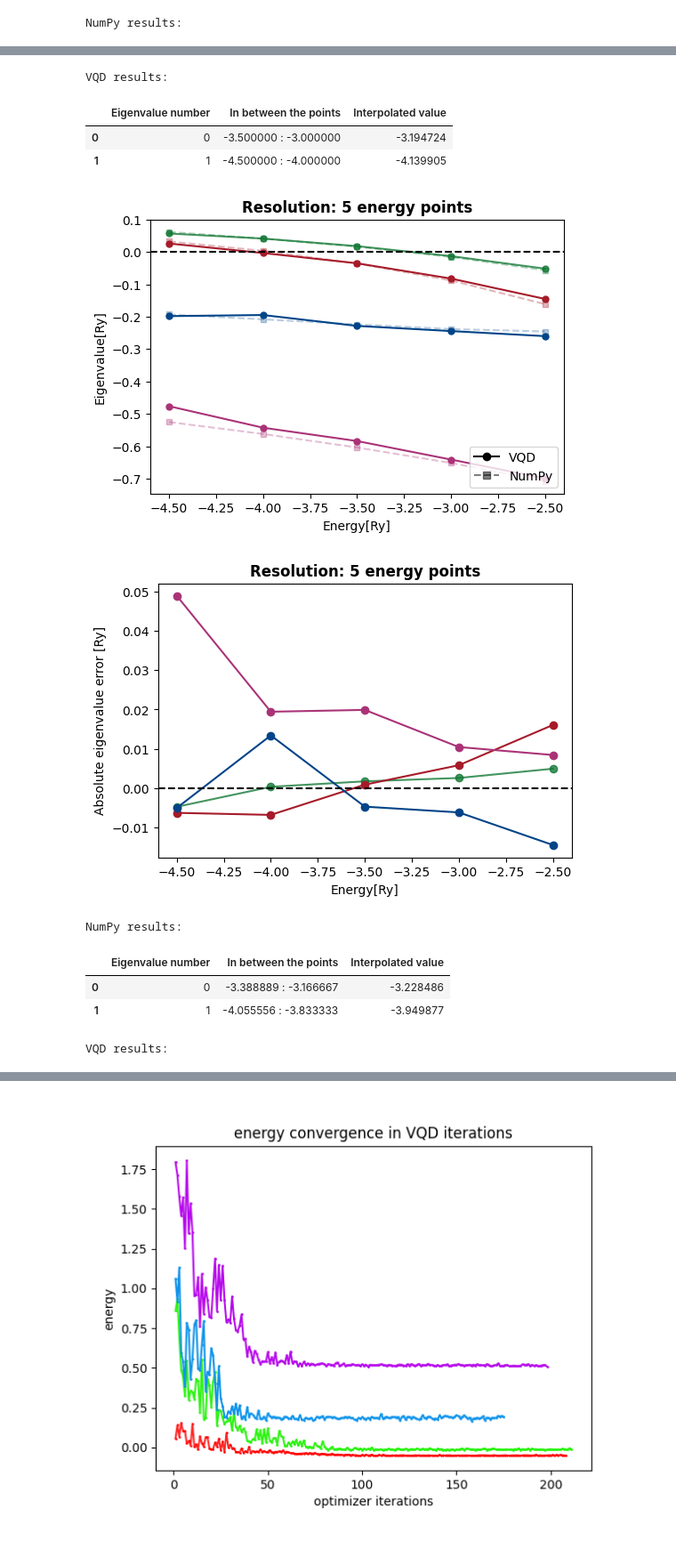
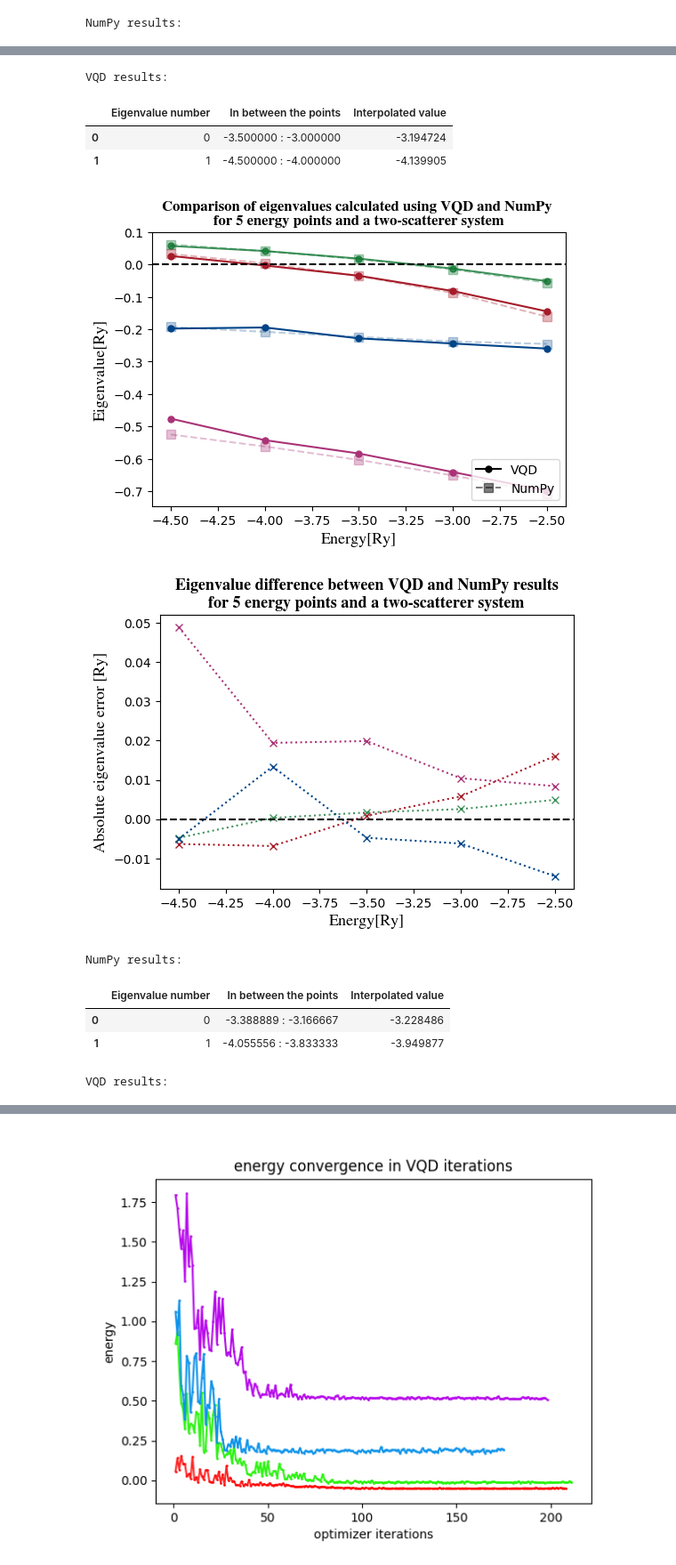
Before and after one commit to m-martyna/QuantumMST, a Jupyter notebook: thesis_plots.ipynb, the cells around one changed output, grey strips where cells are left out. Shown at 89% size. Saved outputs shown, nothing was run; the diff lists cells and outputs as text; code cells hidden in the pictures; blank space fills up the shorter version.

```diff
--- a/thesis_plots.ipynb
+++ b/thesis_plots.ipynb
@@ -60,13 +32,9 @@ secular matrix:
 # %%
-structure_2 =protein_structure(-3, reference_system=2)
+structure_2 =protein_structure(-3, reference_system=5)
 V, x = structure_2.potential(resolution = 100)
-plot_potential(x, V, structure_2)
+plot_potential(x, V, structure_2,  title = 'Potential profile of a irregular 21-scatterer system', title_size=30, axis_size=27)
 
-structure_3 =protein_structure(-3, reference_system=3)
+structure_3 = protein_structure(-3, reference_system=6)
 V, x = structure_3.potential(resolution = 100)
-plot_potential(x, V, structure_3)
-
-structure_4 =protein_structure(-3, reference_system=4)
-V, x = structure_4.potential(resolution = 100)
-plot_potential(x, V, structure_4)
+plot_potential(x, V, structure_3,  title = 'Potential profile of a periodic 10-scatterer system', title_size=12)
 # %% [output]
@@ -224,13 +272,13 @@ for file in files:
     plt.plot(energies, e3, 'o-', color=vqd_colors[2], markersize=5)
     plt.plot(energies, e4, 'o-', color=vqd_colors[3], markersize=5)
 
-    plt.plot(energies, eval_1, 's--', color=numpy_colors[0], markersize=5)
-    plt.plot(energies, eval_2, 's--', color=numpy_colors[1], markersize=5)
-    plt.plot(energies, eval_3, 's--', color=numpy_colors[2], markersize=5)
-    plt.plot(energies, eval_4, 's--', color=numpy_colors[3], markersize=5)
+    plt.plot(energies, eval_1, 's--', color=numpy_colors[0], markersize=7)
+    plt.plot(energies, eval_2, 's--', color=numpy_colors[1], markersize=7)
+    plt.plot(energies, eval_3, 's--', color=numpy_colors[2], markersize=7)
+    plt.plot(energies, eval_4, 's--', color=numpy_colors[3], markersize=7)
 
-    custom_handles = [Line2D([0], [0], marker='o', linestyle='-', color='black', markersize=6),
-                        Line2D([0], [0], marker='s', linestyle='--', color='black', markersize=6, alpha = 0.5),]
+    custom_handles = [Line2D([0], [0], marker='o', linestyle='-', color='black', markersize=5),
+                        Line2D([0], [0], marker='s', linestyle='--', color='black', markersize=7, alpha = 0.5),]
 
 
 
@@ -238,63 +286,63 @@ for file in files:
     plt.legend(custom_handles, custom_labels, loc='lower right')
 
     plt.axhline(0, color='black', linestyle='--')
-    plt.ylabel('Eigenvalue[Ry]')
-    plt.xlabel('Energy[Ry]')
-    plt.title(f"Resolution: {num_points[index]} energy points", fontsize=12, fontweight='semibold')
+    plt.ylabel('Eigenvalue[Ry]', fontdict = axis_font)
+    plt.xlabel('Energy[Ry]', fontdict = axis_font)
+    plt.title(f"Comparison of eigenvalues calculated using VQD and NumPy \nfor {num_points[index]} energy points and a two-scatterer system", fontdict = title_font, size = 12)
 
     plt.show()
 
     plt.figure(figsize=(6+num_points[index]//15, 4))
-    plt.plot(energies, e1 - eval_1, 'o-', color=vqd_colors[0])
-    plt.plot(energies, e2 - eval_2, 'o-', color=vqd_colors[1])
-    plt.plot(energies, e3 - eval_3, 'o-', color=vqd_colors[2])
-    plt.plot(energies, e4 - eval_4, 'o-', color=vqd_colors[3])
+    plt.plot(energies, e1 - eval_1, 'x:', color=vqd_colors[0])
+    plt.plot(energies, e2 - eval_2, 'x:', color=vqd_colors[1])
+    plt.plot(energies, e3 - eval_3, 'x:', color=vqd_colors[2])
+    plt.plot(energies, e4 - eval_4, 'x:', color=vqd_colors[3])
     plt.axhline(0, color='black', linestyle='--')
-    plt.ylabel('Absolute eigenvalue error [Ry]')
-    plt.xlabel('Energy[Ry]')
-    plt.title(f"Resolution: {num_points[index]} energy points", fontsize=12, fontweight='semibold')
+    plt.ylabel('Absolute eigenvalue error [Ry]', fontdict = axis_font)
+    plt.xlabel('Energy[Ry]', fontdict = axis_font)
+    plt.title(f"Eigenvalue difference between VQD and NumPy results\nfor {num_points[index]} energy points and a two-scatterer system", fontdict = title_font)
     plt.show()
 
     wyniki_e1.append(wyniki[0][0])
     wyniki_e2.append(wyniki[1][0])
     # print(wyniki_e1, len(wyniki_e1))
 
     wyniki_e1_np.append(wyniki_np[0][0])
     wyniki_e2_np.append(wyniki_np[1][0])
 
     index +=1
 
 exact_e1 = -3.22848704
 exact_e2 = -3.949901757
 plt.figure()
-plt.plot(num_points, np.abs((np.array(wyniki_e1)-exact_e1)/exact_e1), 's--', color = 'black', label = '1st bound state energy')
-plt.plot(num_points, np.abs((np.array(wyniki_e2)-exact_e2)/exact_e2), 'o--', color = 'gray', label = '2st bound state energy')
+plt.plot(num_points, np.abs((np.array(wyniki_e1)-exact_e1)/exact_e1),  '+:', color =  vqd_colors[1], label = '1st bound state energy', markersize = 15, markeredgewidth=3)
+plt.plot(num_points, np.abs((np.array(wyniki_e2)-exact_e2)/exact_e2), 'x:', color = vqd_colors[0], label = '2st bound state energy',  markersize = 10, markeredgewidth=3)
 
-plt.ylabel('Relative eigenvalue error')
-plt.xlabel('Number of energy points')
-plt.title(f"Results VQD", fontsize=12, fontweight='semibold')
+plt.ylabel('Relative eigenvalue error', fontdict = axis_font)
+plt.xlabel('Number of energy points', fontdict = axis_font)
+plt.title(f"Relative error of interpolated VQD bound energy \ndependence on energy points for two-scatter system", fontdict = title_font)
 plt.legend()
 plt.show()
 
 plt.figure()
-plt.plot(num_points, np.abs((np.array(wyniki_e1_np)-exact_e1)/exact_e1), 's--', color = 'black', label = '1st bound state energy')
-plt.plot(num_points, np.abs((np.array(wyniki_e2_np)-exact_e2)/exact_e2), 'o--', color = 'gray', label = '2st bound state energy')
-plt.ylabel('Relative eigenvalue error')
-plt.xlabel('Number of energy points')
-plt.title(f"Results NumPy", fontsize=12, fontweight='semibold')
+plt.plot(num_points, np.abs((np.array(wyniki_e1_np)-exact_e1)/exact_e1), '+:', color =  vqd_colors[1], label = '1st bound state energy', markersize = 15, markeredgewidth=3)
+plt.plot(num_points, np.abs((np.array(wyniki_e2_np)-exact_e2)/exact_e2), 'x:', color = vqd_colors[0], label = '2st bound state energy',  markersize = 10, markeredgewidth=3)
+plt.ylabel('Relative eigenvalue error', fontdict = axis_font)
+plt.xlabel('Number of energy points', fontdict = axis_font)
+plt.title(f"Relative error of interpolated NumPy bound energy \ndependence on energy points for two-scatter system", fontdict = title_font)
 plt.legend()
 plt.show()
 # %% [output]
 NumPy results:
 |  | Eigenvalue number | In between the points | Interpolated value |
 | 0 | 0 | -3.500000 : -3.000000 | -3.228442 |
 | 1 | 1 | -4.000000 : -3.500000 | -3.949616 |
 VQD results:
 |  | Eigenvalue number | In between the points | Interpolated value |
 | 0 | 0 | -3.500000 : -3.000000 | -3.194724 |
 | 1 | 1 | -4.500000 : -4.000000 | -4.139905 |
-[figure, old version]
+[figure, new version]
-[figure, old version]
+[figure, new version]
 NumPy results:
 |  | Eigenvalue number | In between the points | Interpolated value |
 | 0 | 0 | -3.388889 : -3.166667 | -3.228486 |
```
Also changed, not shown: parts of 11 cells of this notebook, 2 other files.
